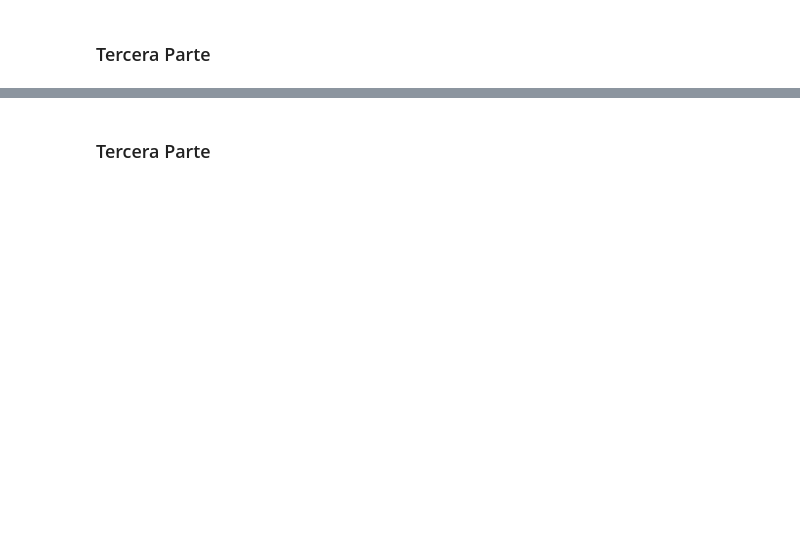
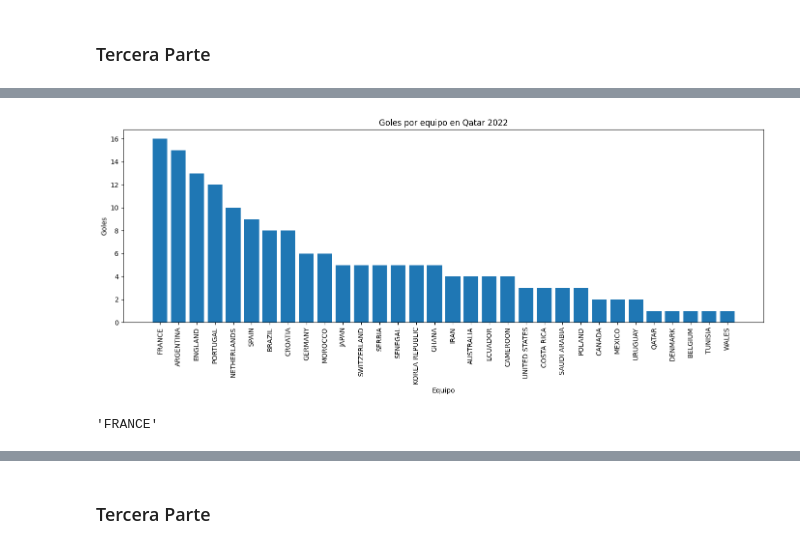
Before and after one commit to ORT-Shulian-Software/mundial-qatar-2022-Martinesteso, a Jupyter notebook: mundial_qatar_2022.ipynb, the cells around one changed output, grey strips where cells are left out. Saved outputs shown, nothing was run; the diff lists cells and outputs as text; code cells hidden in the pictures; blank space fills up the shorter version.

```diff
--- a/mundial_qatar_2022.ipynb
+++ b/mundial_qatar_2022.ipynb
@@ -218,5 +228,8 @@ fig, ax = plt.subplots()
 # Contar cuantos goles hizo cada equipo en total en el mundial
 # Completar
 
-equipos =
-goles =
+goles_como_local = mundial.groupby("1")["1_goals"].sum()
+goles_como_visitante = mundial.groupby("2")["2_goals"].sum()
+equipos = goles_como_local.add(goles_como_visitante, fill_value=0).sort_values(ascending=False)
+goles = equipos
+goles
@@ -223,11 +254,27 @@ goles =
 # %%
 # Graficar los goles por equipo en todo el mundial
 
-fig, ax = plt.subplots()
+# Gráfico de goles por equipo
+fig, ax = plt.subplots(figsize=(14, 6))
+ax.bar(equipos.index, equipos.values)
+ax.set_xlabel("Equipo")
+ax.set_ylabel("Goles")
+ax.set_title("Goles por equipo en Qatar 2022")
+plt.xticks(rotation=90)
+plt.tight_layout()
+plt.show()
+
 # Completar
+# %% [output]
+[figure, added]
 # %%
 # Cual es el equipo que hizo mas goles en el mundial?
 # Completar
+
+# ¿Qué equipo hizo más goles?
+equipos.idxmax()
+# %% [output]
+'FRANCE'
 # %%
 # Por cada partido, cual fue la diferencia de goles?
 # Completar
```
Also changed, not shown: parts of 19 cells of this notebook.
